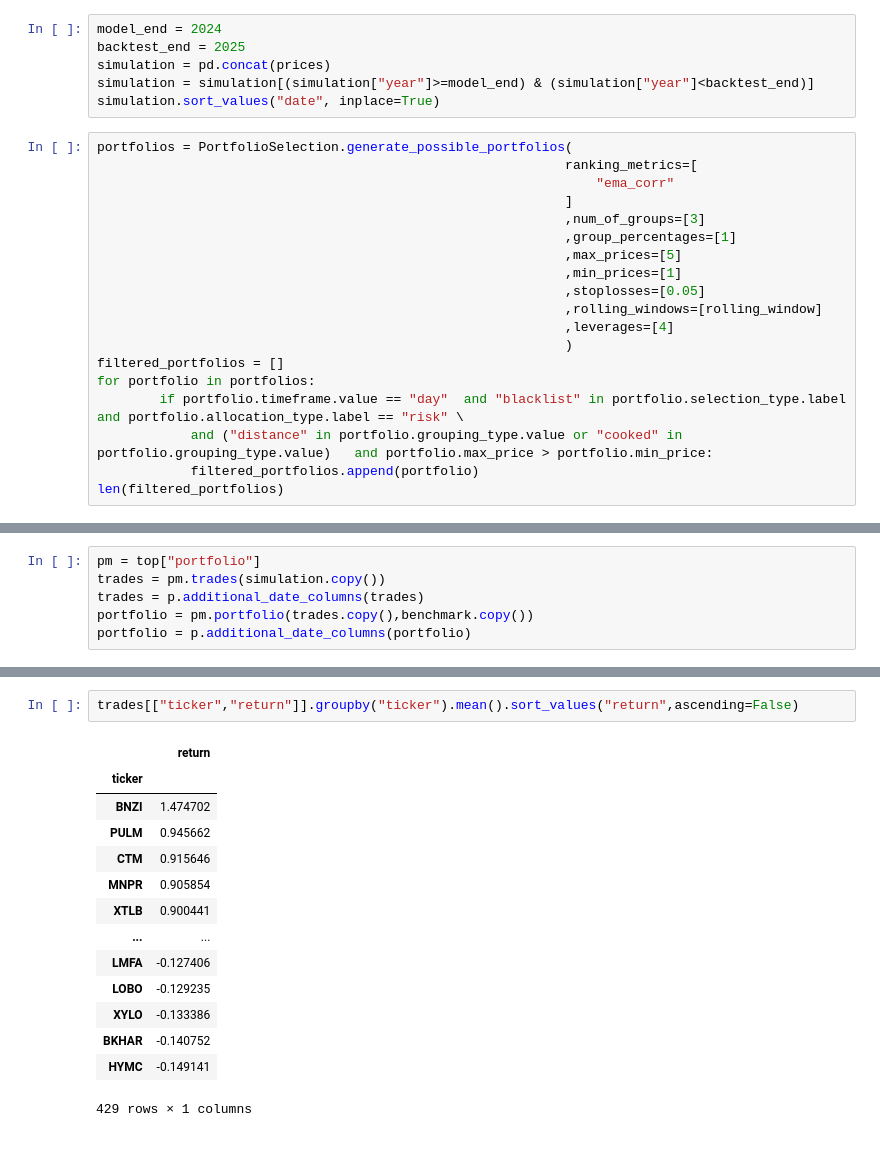
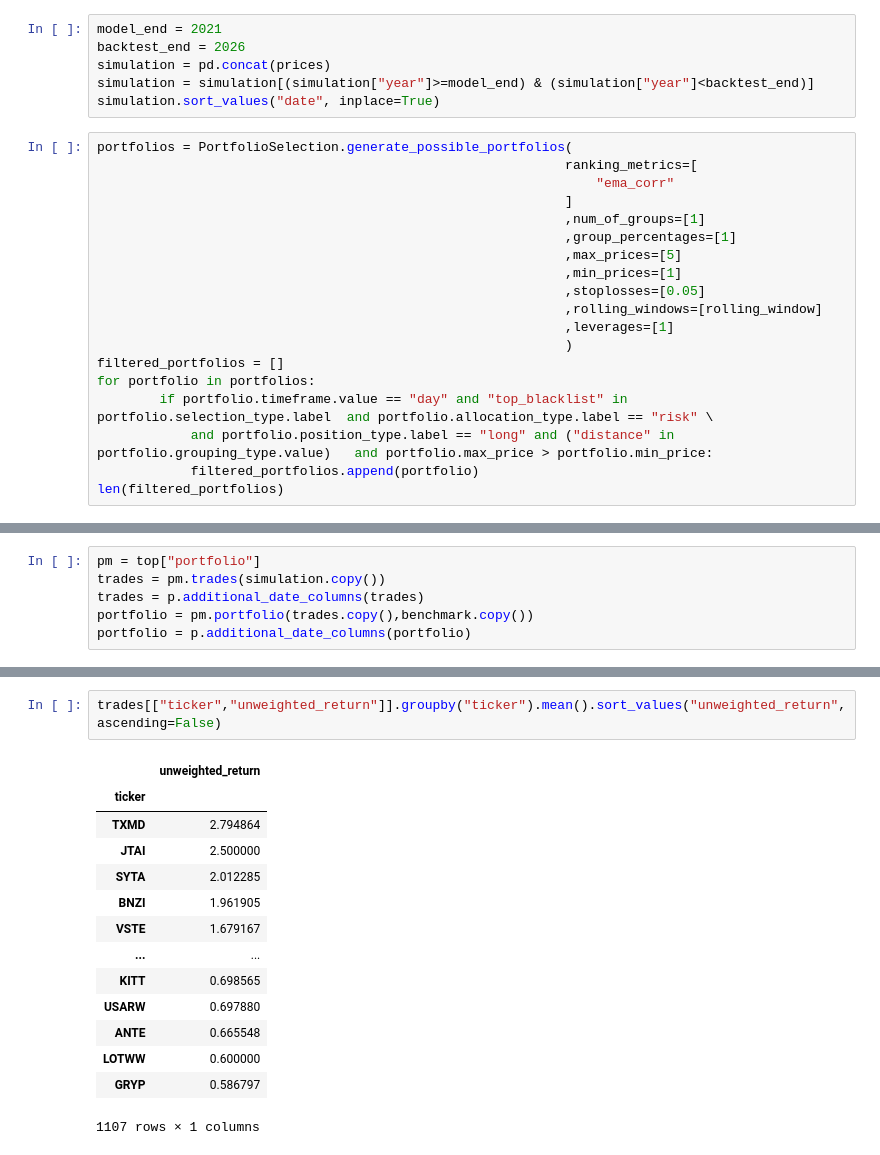
Before and after one commit to chung-ejy/orivault, a Jupyter notebook: studies/swing_trading_study/speculation_basic.ipynb, the cells around one changed output, grey strips where cells are left out. Drawn from its saved outputs; the diff is of its cells as text.

```diff
--- a/studies/swing_trading_study/speculation_basic.ipynb
+++ b/studies/swing_trading_study/speculation_basic.ipynb
@@ -87,8 +87,8 @@ index 0 is out of bounds for axis 0 with size 0
 index 0 is out of bounds for axis 0 with size 0
 index 0 is out of bounds for axis 0 with size 0
 # %%
-model_end = 2024
-backtest_end = 2025
+model_end = 2021
+backtest_end = 2026
 simulation = pd.concat(prices)
 simulation = simulation[(simulation["year"]>=model_end) & (simulation["year"]<backtest_end)]
 simulation.sort_values("date", inplace=True)
@@ -97,18 +97,18 @@ portfolios = PortfolioSelection.generate_possible_portfolios(
                                                             ranking_metrics=[
                                                                 "ema_corr"
                                                             ]
-                                                            ,num_of_groups=[3]
+                                                            ,num_of_groups=[1]
                                                             ,group_percentages=[1]
                                                             ,max_prices=[5]
                                                             ,min_prices=[1]
                                                             ,stoplosses=[0.05]
                                                             ,rolling_windows=[rolling_window]
-                                                            ,leverages=[4]
+                                                            ,leverages=[1]
                                                             )
 filtered_portfolios = []
 for portfolio in portfolios:
-        if portfolio.timeframe.value == "day"  and "blacklist" in portfolio.selection_type.label  and portfolio.allocation_type.label == "risk" \
-            and ("distance" in portfolio.grouping_type.value or "cooked" in portfolio.grouping_type.value)   and portfolio.max_price > portfolio.min_price:
+        if portfolio.timeframe.value == "day" and "top_blacklist" in portfolio.selection_type.label  and portfolio.allocation_type.label == "risk" \
+            and portfolio.position_type.label == "long" and ("distance" in portfolio.grouping_type.value)   and portfolio.max_price > portfolio.min_price:
             filtered_portfolios.append(portfolio)
 len(filtered_portfolios)
 # %% [output]
@@ -223,20 +213,20 @@ plt.show()
 # %%
-trades[["ticker","return"]].groupby("ticker").mean().sort_values("return",ascending=False)
+trades[["ticker","unweighted_return"]].groupby("ticker").mean().sort_values("unweighted_return",ascending=False)
 # %% [output]
-|  | return |
+|  | unweighted_return |
 | ticker |  |
-| BNZI | 1.474702 |
-| PULM | 0.945662 |
-| CTM | 0.915646 |
-| MNPR | 0.905854 |
-| XTLB | 0.900441 |
+| TXMD | 2.794864 |
+| JTAI | 2.500000 |
+| SYTA | 2.012285 |
+| BNZI | 1.961905 |
+| VSTE | 1.679167 |
 | ... | ... |
-| LMFA | -0.127406 |
-| LOBO | -0.129235 |
-| XYLO | -0.133386 |
-| BKHAR | -0.140752 |
-| HYMC | -0.149141 |
+| KITT | 0.698565 |
+| USARW | 0.697880 |
+| ANTE | 0.665548 |
+| LOTWW | 0.600000 |
+| GRYP | 0.586797 |
-429 rows × 1 columns
+1107 rows × 1 columns
 # %%
 portfolio.sort_values("date")
 # %% [output]
```
Also changed, not shown: parts of 10 cells of this notebook, 2 other files.
